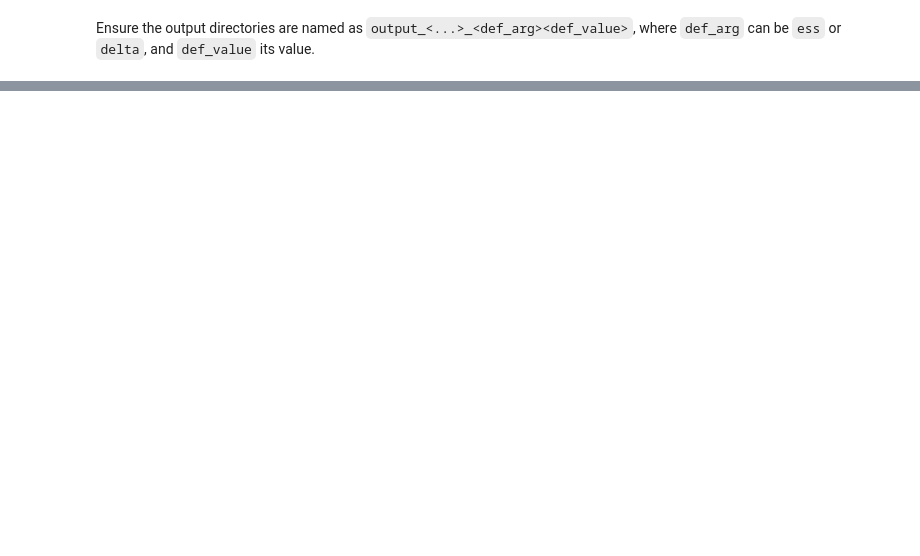
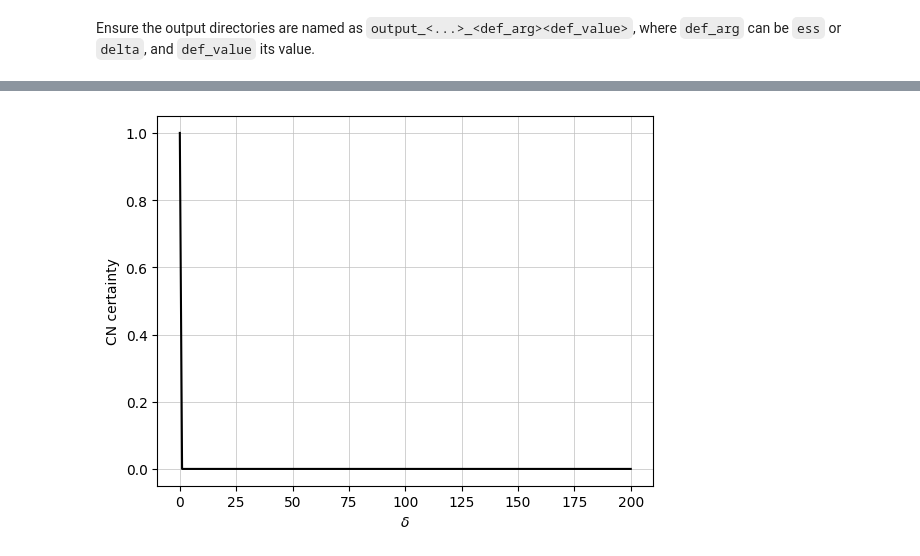
Before and after one commit to Niccolo-Rocchi/BN-Privacy, a Jupyter notebook: experiments/cn_vs_noisybn/Plot_results.ipynb, the cells around one changed output, grey strips where cells are left out. Drawn from its saved outputs; the diff is of its cells as text; code cells hidden in the pictures; blank space fills up the shorter version.

Commit message:
Update plots

```diff
--- a/experiments/cn_vs_noisybn/Plot_results.ipynb
+++ b/experiments/cn_vs_noisybn/Plot_results.ipynb
@@ -30,15 +30,15 @@ plots_path = cur_dir / "plots"
 create_clean_dir(plots_path)
 # %%
 # Names of experiments
-folder = "cn_vs_noisybn_v2_ln"
+folder = "cn_vs_noisybn_v3_ln"
 pattern = re.compile("output_.*_(ess|delta)(\d+\.?\d*)")
 exp_names = [
     re.findall("(\w+\d+)\.csv", r)[0] for r in os.listdir(cur_dir / folder / "data")
 ]
 
 # Choose what to plot
-def_mec = "def_idm"
-atk_mec = "atk_ent"
+def_mec = "def_loc"
+atk_mec = "atk_cen"
 out_dirs = [
     item
     for item in os.listdir(f"{cur_dir}/{folder}")
@@ -50,7 +50,7 @@ def_arg = pattern.findall(out_dirs[0])[0][0]
 x_values = [pattern.findall(i)[0][1] for i in out_dirs]
 x_values = (
     sorted([int(x) for x in x_values])
-    if def_mec == "def_idm"
+    if def_mec != "def_ran"
     else sorted([float(x) for x in x_values])
 )
 # %%
@@ -179,23 +181,25 @@ fig.savefig(
 # %%
 # Get CN certainty
 cn_certainty = []
 for x in x_values:
     data = res[f"{def_arg}{x}"]
     cn_certainty.append(sum(data["cn_probs"] > 0.5) / len(data))
 
 # Plot: ess vs CN certainty
 fig, ax = plt.subplots(1, 1)
 
-ax.plot(x_values, cn_certainty, "-", color="black")
+ax.plot([0] + x_values, [1] + cn_certainty, "-", color="black")
 label = "$S$" if def_mec == "def_idm" else "$\delta$"
 ax.set_xlabel(label)
 # ax.set_ylabel("Ratio of (maxmin CN prob. $> 0.5$)")
 ax.set_ylabel("CN certainty")
 ax.grid(True, which="major", linestyle="-", linewidth=0.5, color="#bfbfbf", zorder=1)
 
 fig.savefig(
     f"{plots_path}/cn_certainty.pdf", dpi=1200, bbox_inches="tight", transparent=False
 )
+# %% [output]
+[figure, added]
 # %%
 # Store accuracy results
 acc = {"acc_noisy_bn": {}, "acc_cn_tot": {}, "acc_cn_cert": {}, "acc_cn_uncert": {}}
```
Also changed, not shown: parts of 4 cells of this notebook, 1 other file.
